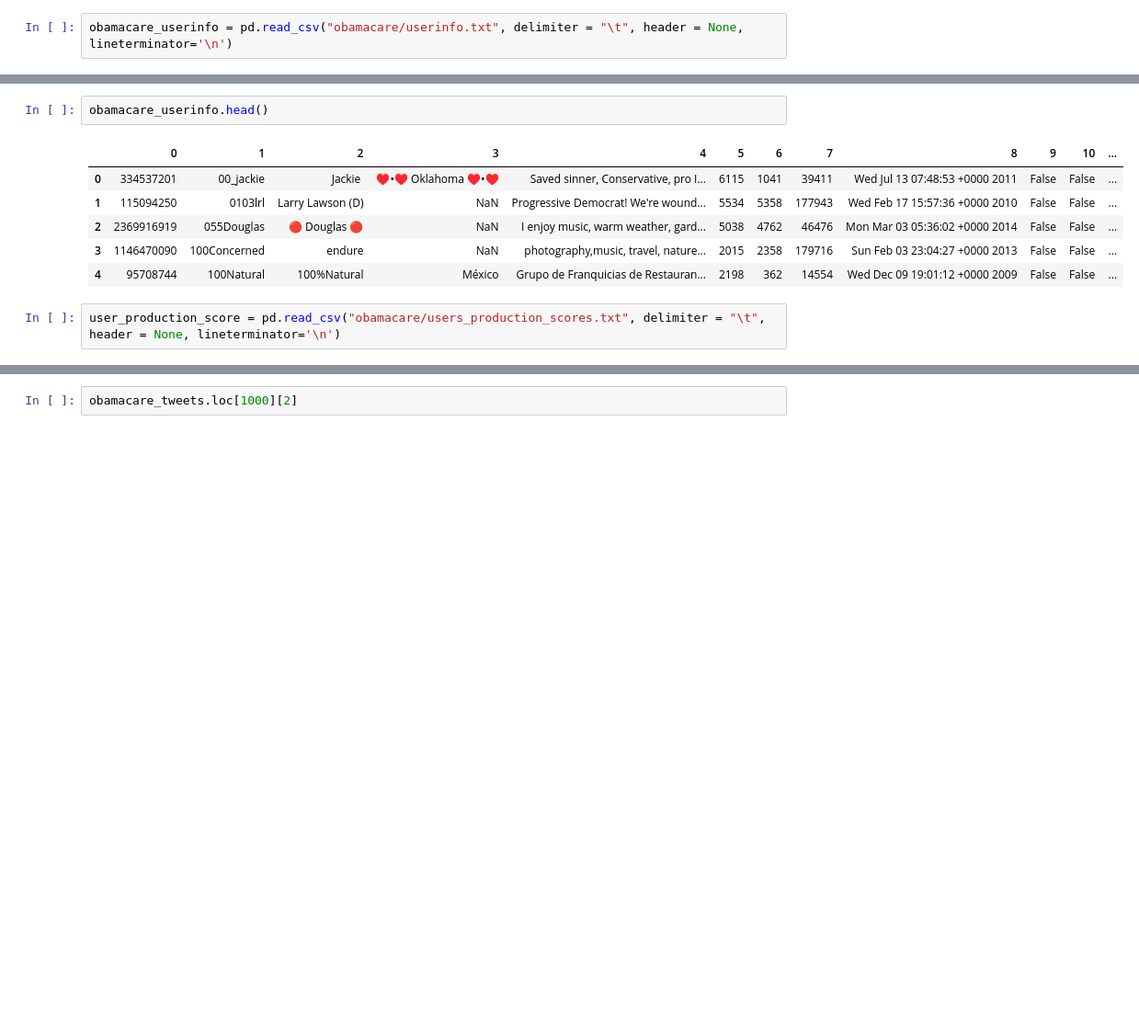
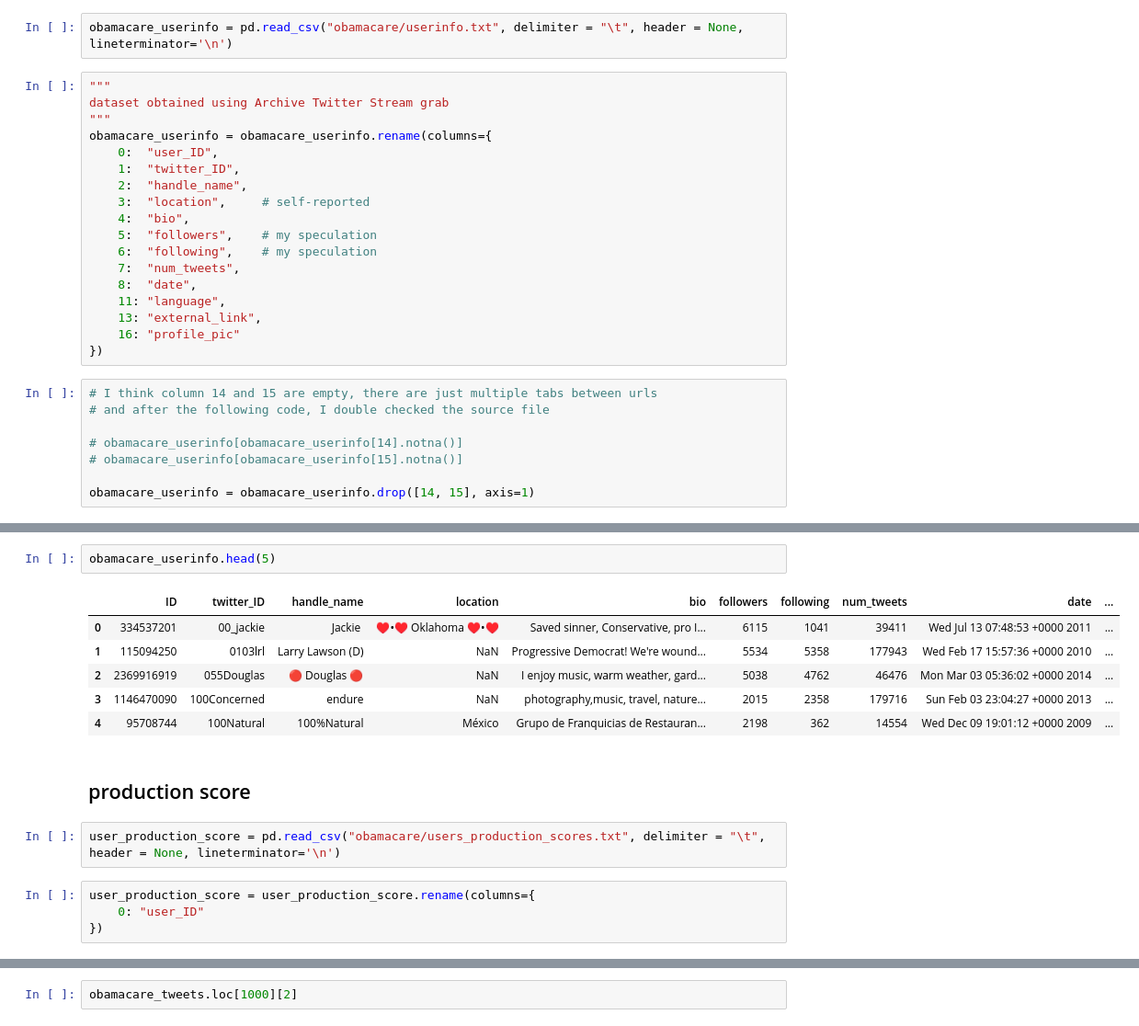
Before and after one commit to ReTacH/Echo, a Jupyter notebook: Project Notebook.ipynb, the cells around one changed output, grey strips where cells are left out. Shown at 92% size. Saved outputs shown, nothing was run; the diff lists cells and outputs as text; blank space fills up the shorter version.

```diff
--- a/Project Notebook.ipynb
+++ b/Project Notebook.ipynb
@@ -27,2 +36,28 @@ domain_score
 # %%
 obamacare_userinfo = pd.read_csv("obamacare/userinfo.txt", delimiter = "\t", header = None, lineterminator='\n')
+# %%
+"""
+dataset obtained using Archive Twitter Stream grab
+"""
+obamacare_userinfo = obamacare_userinfo.rename(columns={
+    0:  "user_ID",
+    1:  "twitter_ID",
+    2:  "handle_name",
+    3:  "location",     # self-reported
+    4:  "bio",
+    5:  "followers",    # my speculation
+    6:  "following",    # my speculation
+    7:  "num_tweets",
+    8:  "date",
+    11: "language",
+    13: "external_link",
+    16: "profile_pic"
+})
+# %%
+# I think column 14 and 15 are empty, there are just multiple tabs between urls
+# and after the following code, I double checked the source file
+
+# obamacare_userinfo[obamacare_userinfo[14].notna()]
+# obamacare_userinfo[obamacare_userinfo[15].notna()]
+
+obamacare_userinfo = obamacare_userinfo.drop([14, 15], axis=1)
@@ -29,11 +75,17 @@ obamacare_userinfo = pd.read_csv("obamacare/userinfo.txt", delimiter = "\t", hea
 # %%
-obamacare_userinfo.head()
+obamacare_userinfo.head(5)
 # %% [output]
-|  | 0 | 1 | 2 | 3 | 4 | 5 | 6 | 7 | 8 | 9 | 10 | ... |
-| 0 | 334537201 | 00_jackie | Jackie ️ | ♥•♥ Oklahoma ♥•♥ | Saved sinner, Conservative, pro I... | 6115 | 1041 | 39411 | Wed Jul 13 07:48:53 +0000 2011 | False | False | ... |
-| 1 | 115094250 | 0103lrl | Larry Lawson (D) | NaN | Progressive Democrat! We're wound... | 5534 | 5358 | 177943 | Wed Feb 17 15:57:36 +0000 2010 | False | False | ... |
-| 2 | 2369916919 | 055Douglas | 🔴 Douglas 🔴 | NaN | I enjoy music, warm weather, gard... | 5038 | 4762 | 46476 | Mon Mar 03 05:36:02 +0000 2014 | False | False | ... |
-| 3 | 1146470090 | 100Concerned | endure | NaN | photography,music, travel, nature... | 2015 | 2358 | 179716 | Sun Feb 03 23:04:27 +0000 2013 | False | False | ... |
-| 4 | 95708744 | 100Natural | 100%Natural | México | Grupo de Franquicias de Restauran... | 2198 | 362 | 14554 | Wed Dec 09 19:01:12 +0000 2009 | False | False | ... |
+|  | ID | twitter_ID | handle_name | location | bio | followers | following | num_tweets | date | ... |
+| 0 | 334537201 | 00_jackie | Jackie ️ | ♥•♥ Oklahoma ♥•♥ | Saved sinner, Conservative, pro I... | 6115 | 1041 | 39411 | Wed Jul 13 07:48:53 +0000 2011 | ... |
+| 1 | 115094250 | 0103lrl | Larry Lawson (D) | NaN | Progressive Democrat! We're wound... | 5534 | 5358 | 177943 | Wed Feb 17 15:57:36 +0000 2010 | ... |
+| 2 | 2369916919 | 055Douglas | 🔴 Douglas 🔴 | NaN | I enjoy music, warm weather, gard... | 5038 | 4762 | 46476 | Mon Mar 03 05:36:02 +0000 2014 | ... |
+| 3 | 1146470090 | 100Concerned | endure | NaN | photography,music, travel, nature... | 2015 | 2358 | 179716 | Sun Feb 03 23:04:27 +0000 2013 | ... |
+| 4 | 95708744 | 100Natural | 100%Natural | México | Grupo de Franquicias de Restauran... | 2198 | 362 | 14554 | Wed Dec 09 19:01:12 +0000 2009 | ... |
+# %% [markdown]
+## production score
 # %%
 user_production_score = pd.read_csv("obamacare/users_production_scores.txt", delimiter = "\t", header = None, lineterminator='\n')
+# %%
+user_production_score = user_production_score.rename(columns={
+    0: "user_ID"
+})
```
Also changed, not shown: parts of 10 cells of this notebook, 1 other file.
